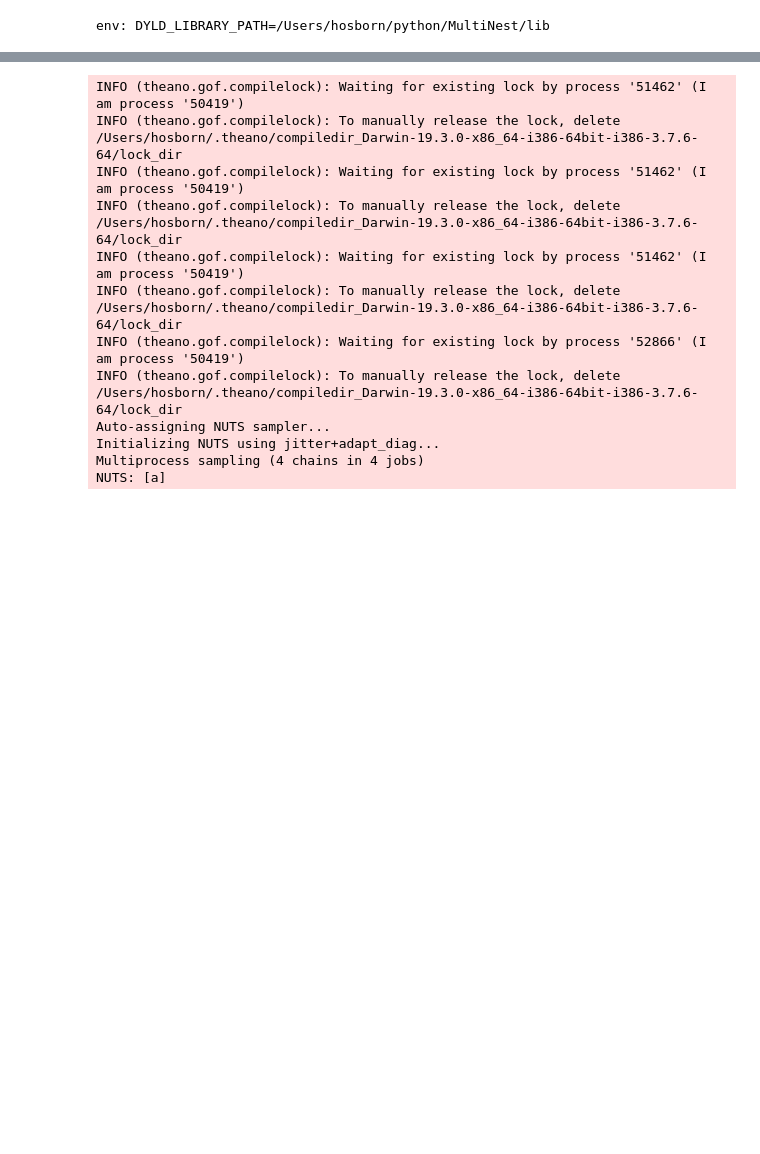
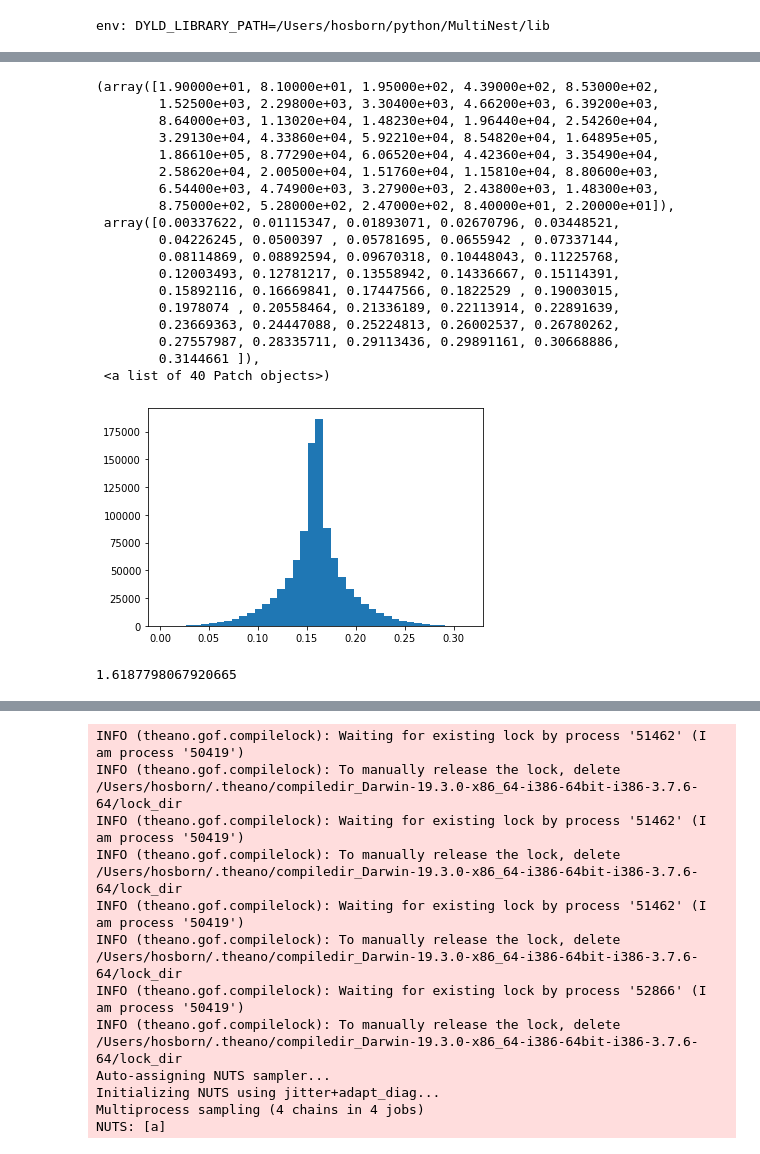
Before and after one commit to hposborn/MonoTools, a Jupyter notebook: Test Mutinest Model for Monos.ipynb, the cells around one changed output, grey strips where cells are left out. Cells and saved outputs as stored; diff of their text form; code cells hidden in the pictures; blank space fills up the shorter version.

Commit message:
major updates to MCMC and plotting

```diff
--- a/Test Mutinest Model for Monos.ipynb
+++ b/Test Mutinest Model for Monos.ipynb
@@ -37,0 +57,31 @@ AttributeError: dlsym(RTLD_DEFAULT, run): symbol not found
+# %%
+P=outcube
+from scipy.stats import beta
+ecc=beta.ppf(np.random.random(1000000),a=0.867, b=3.03)
+omega=np.random.random(1000000)*np.pi*2
+# %%
+plt.hist((1+ecc*np.sin(omega))/(np.pi*2),bins=40)
+# %% [output]
+(array([1.90000e+01, 8.10000e+01, 1.95000e+02, 4.39000e+02, 8.53000e+02,
+        1.52500e+03, 2.29800e+03, 3.30400e+03, 4.66200e+03, 6.39200e+03,
+        8.64000e+03, 1.13020e+04, 1.48230e+04, 1.96440e+04, 2.54260e+04,
+        3.29130e+04, 4.33860e+04, 5.92210e+04, 8.54820e+04, 1.64895e+05,
+        1.86610e+05, 8.77290e+04, 6.06520e+04, 4.42360e+04, 3.35490e+04,
+        2.58620e+04, 2.00500e+04, 1.51760e+04, 1.15810e+04, 8.80600e+03,
+        6.54400e+03, 4.74900e+03, 3.27900e+03, 2.43800e+03, 1.48300e+03,
+        8.75000e+02, 5.28000e+02, 2.47000e+02, 8.40000e+01, 2.20000e+01]),
+ array([0.00337622, 0.01115347, 0.01893071, 0.02670796, 0.03448521,
+        0.04226245, 0.0500397 , 0.05781695, 0.0655942 , 0.07337144,
+        0.08114869, 0.08892594, 0.09670318, 0.10448043, 0.11225768,
+        0.12003493, 0.12781217, 0.13558942, 0.14336667, 0.15114391,
+        0.15892116, 0.16669841, 0.17447566, 0.1822529 , 0.19003015,
+        0.1978074 , 0.20558464, 0.21336189, 0.22113914, 0.22891639,
+        0.23669363, 0.24447088, 0.25224813, 0.26002537, 0.26780262,
+        0.27557987, 0.28335711, 0.29113436, 0.29891161, 0.30668886,
+        0.3144661 ]),
+ <a list of 40 Patch objects>)
+[figure, added]
+# %%
+omega[np.argmax((1+ecc*np.sin(omega))/(np.pi*2))]
+# %% [output]
+1.6187798067920665
```
Also changed, not shown: parts of 13 cells of this notebook, 6 other files.
